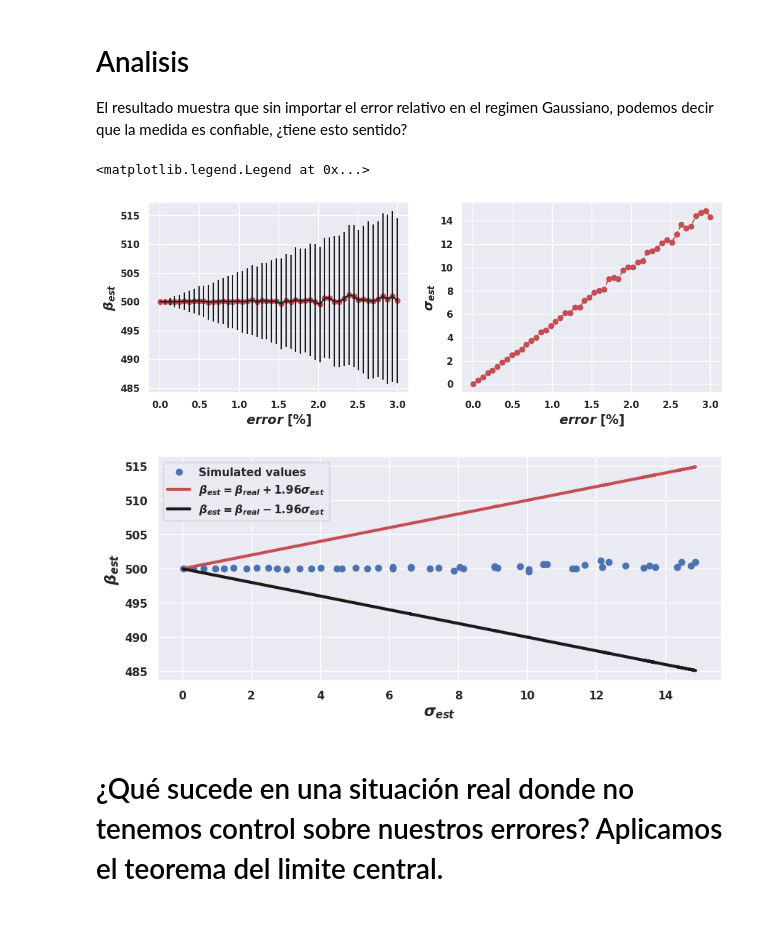
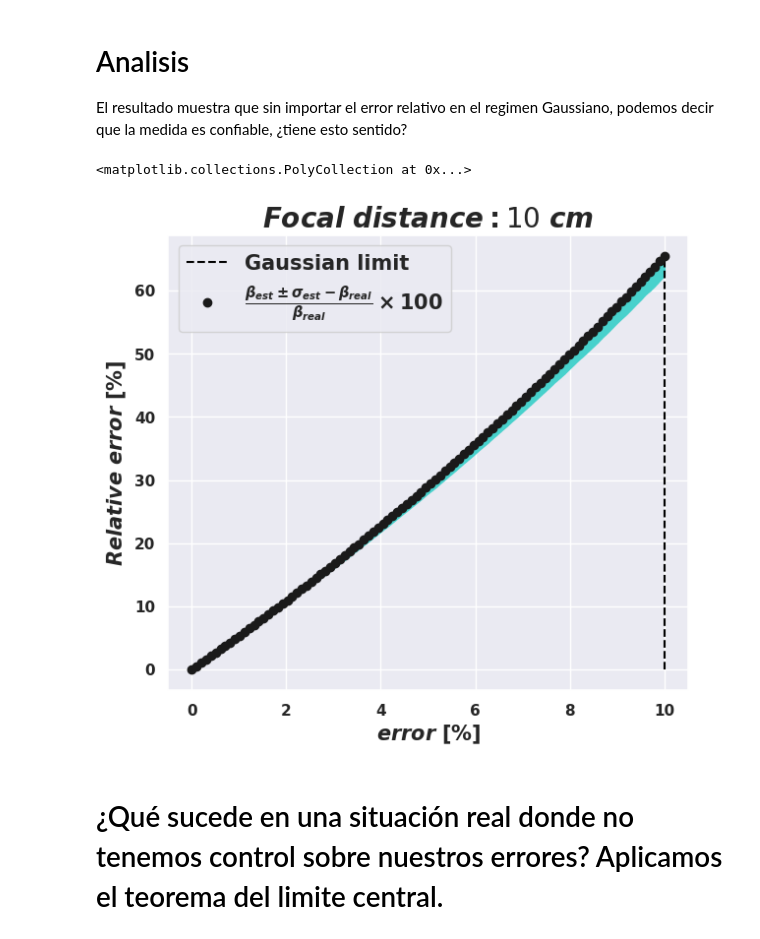
Before and after one commit to EstebanM-98/University_codes, a Jupyter notebook: TPA/TPA_accepzscan_P.ipynb, the cells around one changed output. Saved outputs shown, nothing was run; the diff lists cells and outputs as text; code cells hidden in the pictures.

```diff
--- a/TPA/TPA_accepzscan_P.ipynb
+++ b/TPA/TPA_accepzscan_P.ipynb
@@ -178,30 +180,0 @@ for c in er_r:
-# %%
-f=plt.figure(figsize=(12,4))
-
-plt.subplot(121)
-plt.ylabel(r'$\beta_{est}$',fontsize=15)
-plt.xlabel(r'$error$ $[\%]$',fontsize=15)
-plt.plot(er_r,muf,'ro')
-plt.errorbar(er_r,muf,yerr=desvf,color='k')
-
-
-plt.subplot(122)
-plt.plot(er_r,desvf,'--ro')
-plt.ylabel(r'$\sigma_{est}$',fontsize=15)
-plt.xlabel(r'$error$ $[\%]$',fontsize=15)
-
-
-f=plt.figure(figsize=(10,4))
-plt.plot(desvf,muf,'o',label='Simulated values')
-desvf=np.array(desvf)
-y1=beta*1e11+desvf
-y2=beta*1e11-desvf
-plt.plot(desvf,y1,'r',linewidth=3,label=r'$\beta_{est}=\beta_{real}+1.96\sigma_{est}$')
-plt.plot(desvf,y2,'k',linewidth=3,label=r'$\beta_{est}=\beta_{real}-1.96\sigma_{est}$')
-plt.ylabel(r'$\beta_{est}$',fontsize=15)
-plt.xlabel(r'$\sigma_{est}$',fontsize=15)
-plt.legend()
-# %% [output]
-<matplotlib.legend.Legend at 0x...>
-[figure, removed]
-[figure, removed]
@@ -208,3 +191,19 @@ plt.legend()
+# %%
+f=plt.figure(figsize=(15,6))
+
+plt.subplot(121)
+plt.ylabel(r'$Relative$ $error$ $[\%]$',fontsize=15)
+plt.xlabel(r'$error$ $[\%]$',fontsize=15)
+plt.vlines(er_r[i],ymin=min(err_min),ymax=max(err_max),label='Gaussian limit',color='black',linestyles='--')
+plt.plot(er_r,err_max,'ko',label=r'$\frac{ \beta_{est}\pm \sigma_{est}-\beta_{real}}{\beta_{real}} \times 100$')
+#plt.plot(er_r,err_min,'ko')
+#plt.plot(er_r,err_min,'bo',label=r'$\frac{\left | \beta_{est}-\sigma_{est}-\beta_{real} \right |}{\beta_{real}}$')
+plt.title('$Focal$ $distance: $'+str(round(100*focal[n]))+' $cm$',fontsize=20)
+plt.legend(fontsize=15)
+plt.fill_between(er_r,err_max,err_min,color='mediumturquoise')
+# %% [output]
+<matplotlib.collections.PolyCollection at 0x...>
+[figure, added]
 # %% [markdown]
 # ¿Qué sucede en una situación real donde no tenemos control sobre nuestros errores? Aplicamos el teorema del limite central.
 # %%
```
Also changed, not shown: parts of 17 cells of this notebook, 2 other files.
